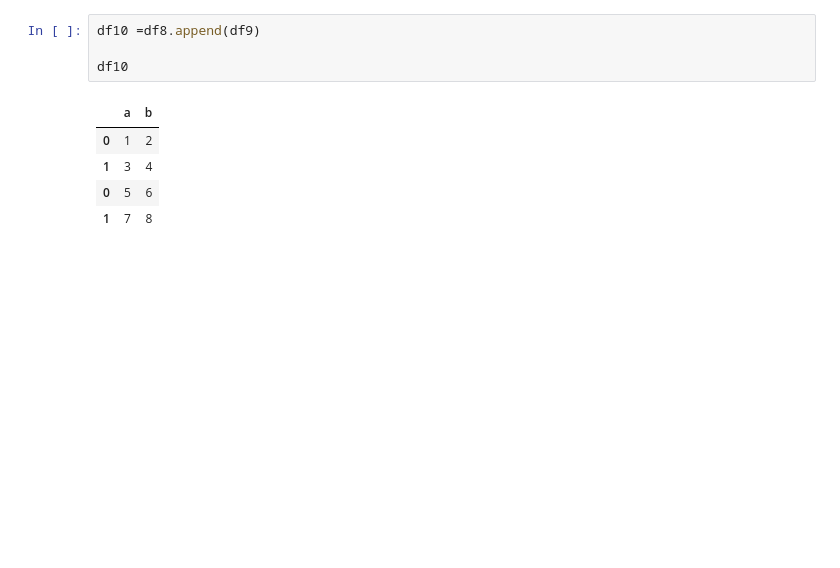
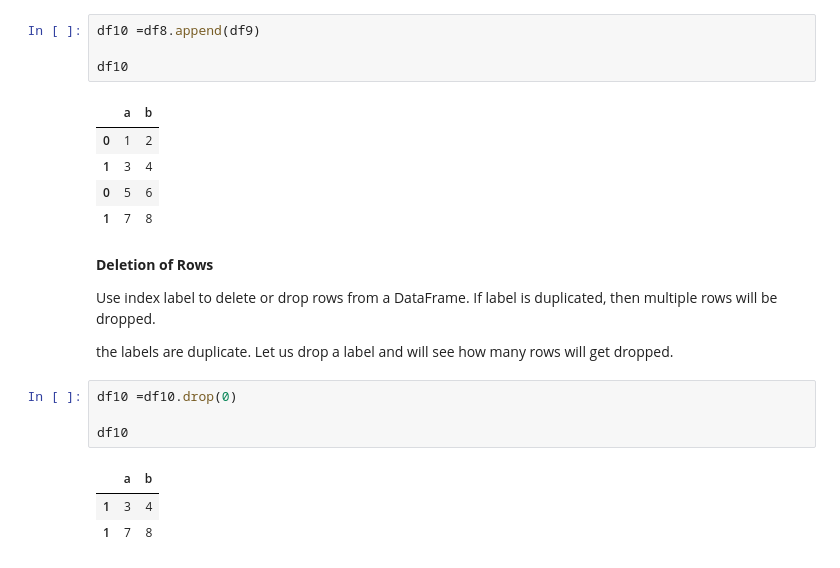
Before and after one commit to dharmendra-chouhan/Pandas_exercises_colab, a Jupyter notebook: 02_Python_Pandas_exercise_DataFrame.ipynb, the cells around one changed output. Drawn from its saved outputs; the diff is of its cells as text; blank space fills up the shorter version.

```diff
--- a/02_Python_Pandas_exercise_DataFrame.ipynb
+++ b/02_Python_Pandas_exercise_DataFrame.ipynb
@@ -199,3 +199,17 @@ df10
 | 1 | 3 | 4 |
 | 0 | 5 | 6 |
 | 1 | 7 | 8 |
+# %% [markdown]
+**Deletion of Rows**
+
+Use index label to delete or drop rows from a DataFrame. If label is duplicated, then multiple rows will be dropped.
+
+the labels are duplicate. Let us drop a label and will see how many rows will get dropped.
+# %%
+df10 =df10.drop(0)
+
+df10
+# %% [output]
+|  | a | b |
+| 1 | 3 | 4 |
+| 1 | 7 | 8 |
```
